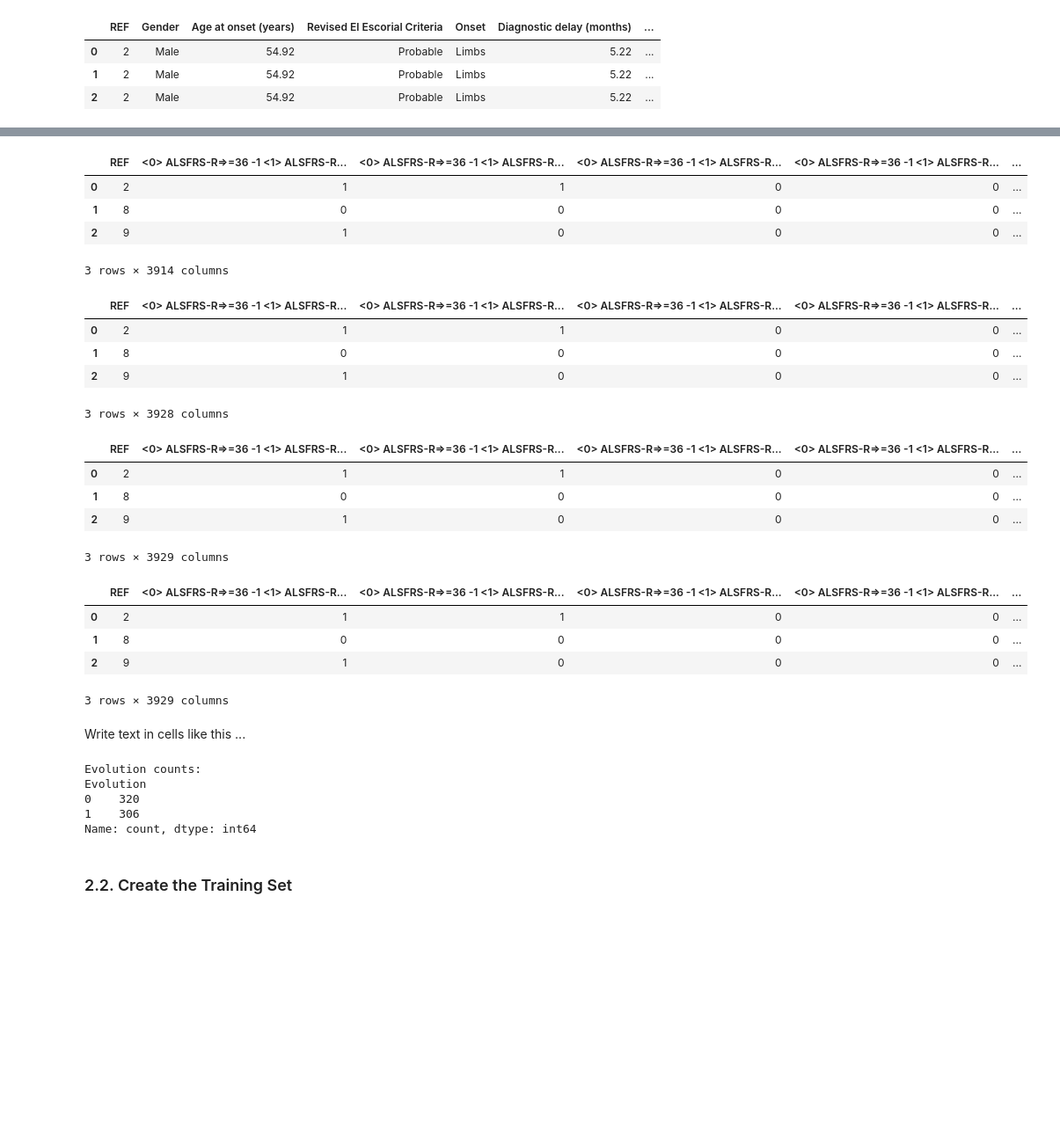
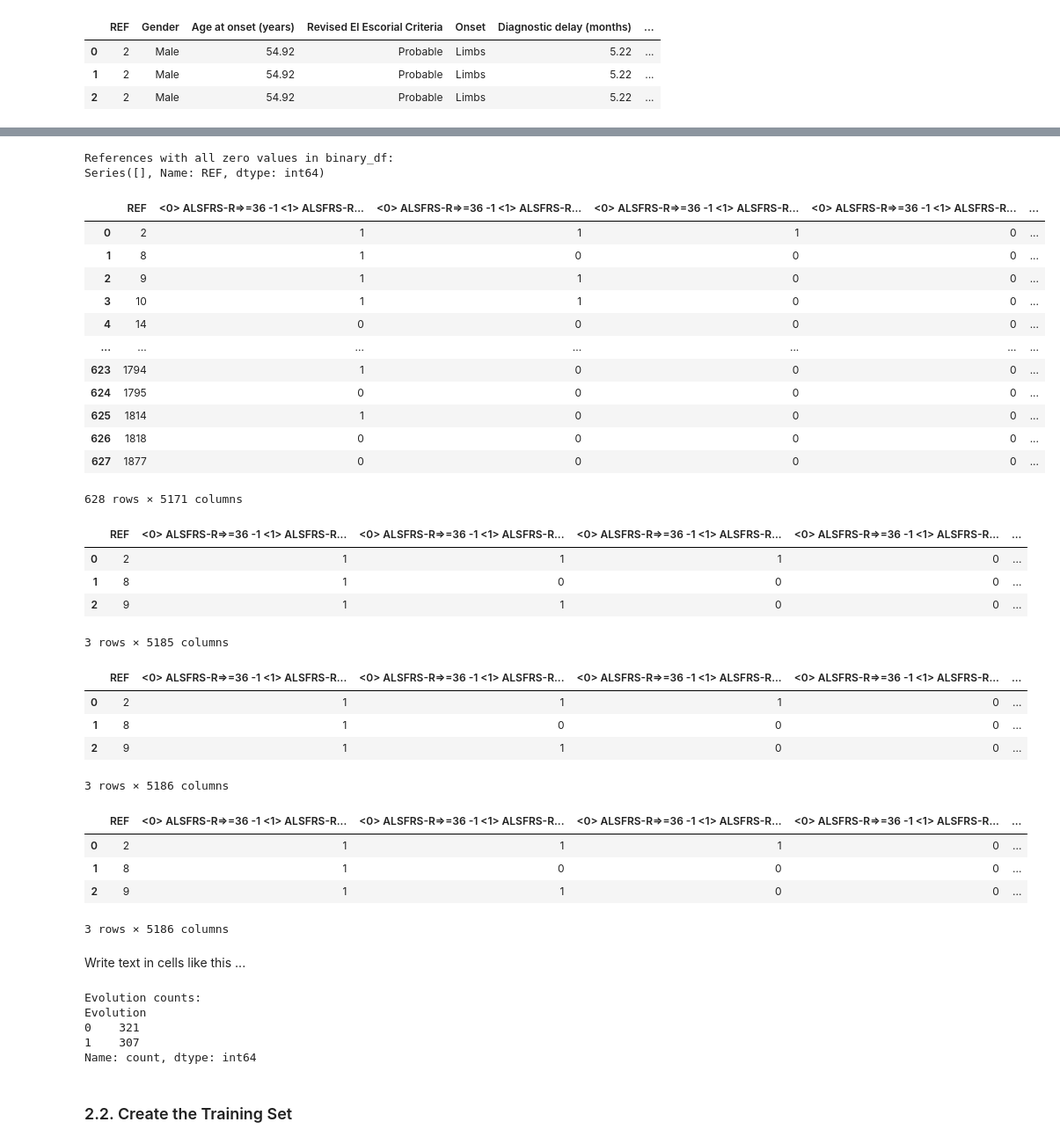
Before and after one commit to gabmeirinho/datamining, a Jupyter notebook: PD_202425_Project2.ipynb, the cells around one changed output, grey strips where cells are left out. Shown at 88% size. Drawn from its saved outputs; the diff is of its cells as text; code cells hidden in the pictures; blank space fills up the shorter version.

```diff
--- a/PD_202425_Project2.ipynb
+++ b/PD_202425_Project2.ipynb
@@ -444,7 +458,7 @@ def parse_sequence(raw):
 
 # then your matching block stays the same:
 pattern_records = []
-with open('output.txt','r', encoding='utf-8') as f:
+with open('filtered_output.txt','r', encoding='utf-8') as f:
     for line in f:
         line = line.strip()
         if not line.startswith('<'): continue
@@ -653,3 +667,10 @@ binary_df
+# %%
+#display the refs that have all 0 values in the binary_df
+all_zero_refs = binary_df[binary_df.drop(columns=['REF']).sum(axis=1) == 0]['REF']
+print(f"References with all zero values in binary_df:\n{all_zero_refs}")
+# %% [output]
+References with all zero values in binary_df:
+Series([], Name: REF, dtype: int64)
 # %%
 #for each patient in the evolution_df and static_df, keep the last record for each REF
 evolution_df = evolution_df.groupby('REF').tail(1)
@@ -660,10 +679,18 @@ static_df = static_df.groupby('REF').tail(1)
 #'inner' por causa dos BMI nulos eliminados
 binary_df = binary_df.merge(static_df, on='REF', how='inner')
 # %%
-binary_df.head(3)
+binary_df
 # %% [output]
 |  | REF | <0> ALSFRS-R=>=36 -1 <1> ALSFRS-R... | <0> ALSFRS-R=>=36 -1 <1> ALSFRS-R... | <0> ALSFRS-R=>=36 -1 <1> ALSFRS-R... | <0> ALSFRS-R=>=36 -1 <1> ALSFRS-R... | ... |
-| 0 | 2 | 1 | 1 | 0 | 0 | ... |
-| 1 | 8 | 0 | 0 | 0 | 0 | ... |
-| 2 | 9 | 1 | 0 | 0 | 0 | ... |
+| 0 | 2 | 1 | 1 | 1 | 0 | ... |
+| 1 | 8 | 1 | 0 | 0 | 0 | ... |
+| 2 | 9 | 1 | 1 | 0 | 0 | ... |
+| 3 | 10 | 1 | 1 | 0 | 0 | ... |
+| 4 | 14 | 0 | 0 | 0 | 0 | ... |
+| ... | ... | ... | ... | ... | ... | ... |
+| 623 | 1794 | 1 | 0 | 0 | 0 | ... |
+| 624 | 1795 | 0 | 0 | 0 | 0 | ... |
+| 625 | 1814 | 1 | 0 | 0 | 0 | ... |
+| 626 | 1818 | 0 | 0 | 0 | 0 | ... |
+| 627 | 1877 | 0 | 0 | 0 | 0 | ... |
-3 rows × 3914 columns
+628 rows × 5171 columns
@@ -677,10 +701,10 @@ binary_df = pd.get_dummies(binary_df, columns=['Gender', 'Revised El Escorial Cr
 binary_df.head(3)
 # %% [output]
 |  | REF | <0> ALSFRS-R=>=36 -1 <1> ALSFRS-R... | <0> ALSFRS-R=>=36 -1 <1> ALSFRS-R... | <0> ALSFRS-R=>=36 -1 <1> ALSFRS-R... | <0> ALSFRS-R=>=36 -1 <1> ALSFRS-R... | ... |
-| 0 | 2 | 1 | 1 | 0 | 0 | ... |
-| 1 | 8 | 0 | 0 | 0 | 0 | ... |
-| 2 | 9 | 1 | 0 | 0 | 0 | ... |
+| 0 | 2 | 1 | 1 | 1 | 0 | ... |
+| 1 | 8 | 1 | 0 | 0 | 0 | ... |
+| 2 | 9 | 1 | 1 | 0 | 0 | ... |
-3 rows × 3928 columns
+3 rows × 5185 columns
 # %%
 #assign the evolution features to the binary_df
 binary_df = binary_df.merge(evolution_df, on='REF', how='left')
@@ -688,20 +712,20 @@ binary_df = binary_df.merge(evolution_df, on='REF', how='left')
 binary_df.head(3)
 # %% [output]
 |  | REF | <0> ALSFRS-R=>=36 -1 <1> ALSFRS-R... | <0> ALSFRS-R=>=36 -1 <1> ALSFRS-R... | <0> ALSFRS-R=>=36 -1 <1> ALSFRS-R... | <0> ALSFRS-R=>=36 -1 <1> ALSFRS-R... | ... |
-| 0 | 2 | 1 | 1 | 0 | 0 | ... |
-| 1 | 8 | 0 | 0 | 0 | 0 | ... |
-| 2 | 9 | 1 | 0 | 0 | 0 | ... |
+| 0 | 2 | 1 | 1 | 1 | 0 | ... |
+| 1 | 8 | 1 | 0 | 0 | 0 | ... |
+| 2 | 9 | 1 | 1 | 0 | 0 | ... |
-3 rows × 3929 columns
+3 rows × 5186 columns
 # %%
 binary_df['Evolution'] = (binary_df['Evolution'] == 'Y').astype(int)
 # %%
 binary_df.head(3)
 # %% [output]
 |  | REF | <0> ALSFRS-R=>=36 -1 <1> ALSFRS-R... | <0> ALSFRS-R=>=36 -1 <1> ALSFRS-R... | <0> ALSFRS-R=>=36 -1 <1> ALSFRS-R... | <0> ALSFRS-R=>=36 -1 <1> ALSFRS-R... | ... |
-| 0 | 2 | 1 | 1 | 0 | 0 | ... |
-| 1 | 8 | 0 | 0 | 0 | 0 | ... |
-| 2 | 9 | 1 | 0 | 0 | 0 | ... |
+| 0 | 2 | 1 | 1 | 1 | 0 | ... |
+| 1 | 8 | 1 | 0 | 0 | 0 | ... |
+| 2 | 9 | 1 | 1 | 0 | 0 | ... |
-3 rows × 3929 columns
+3 rows × 5186 columns
 # %% [markdown]
 Write text in cells like this ...
 # %%
@@ -711,8 +735,8 @@ print(f"\nEvolution counts:\n{evolution_counts}")
 # %% [output]
 Evolution counts:
 Evolution
-0    320
-1    306
+0    321
+1    307
 Name: count, dtype: int64
 # %% [markdown]
 ### 2.2. Create the Training Set
```
Also changed, not shown: parts of 20 cells of this notebook, 2 other files.
